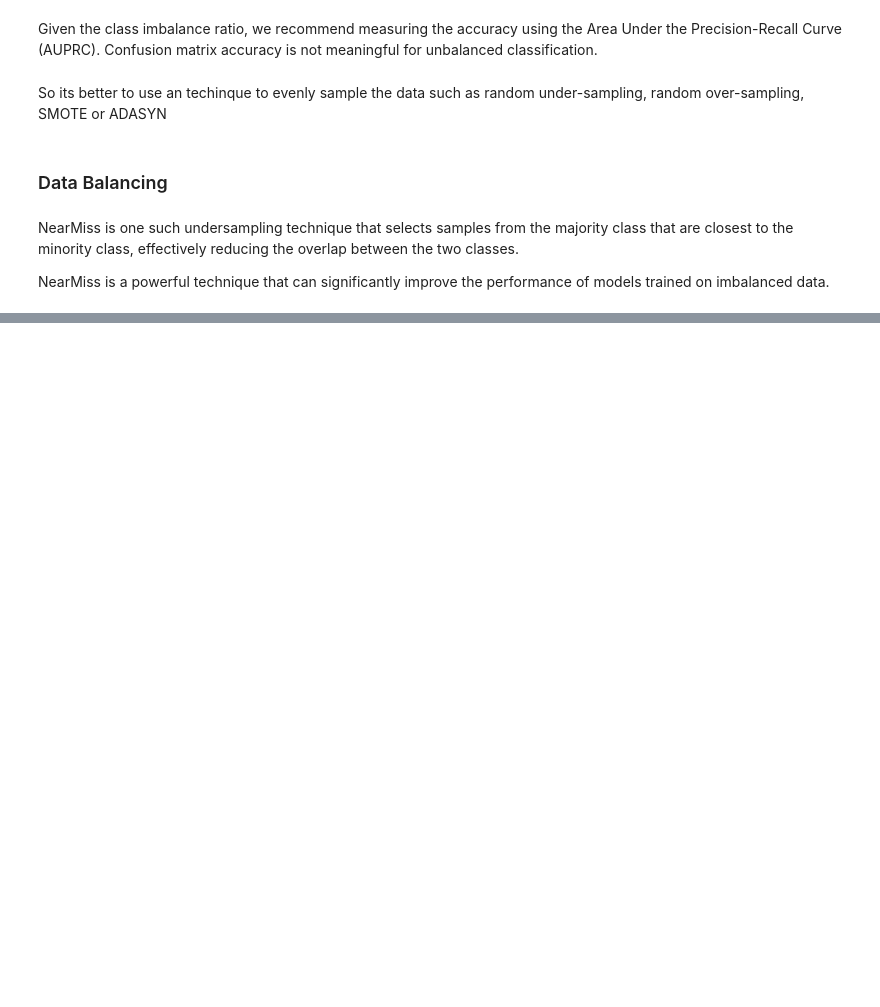
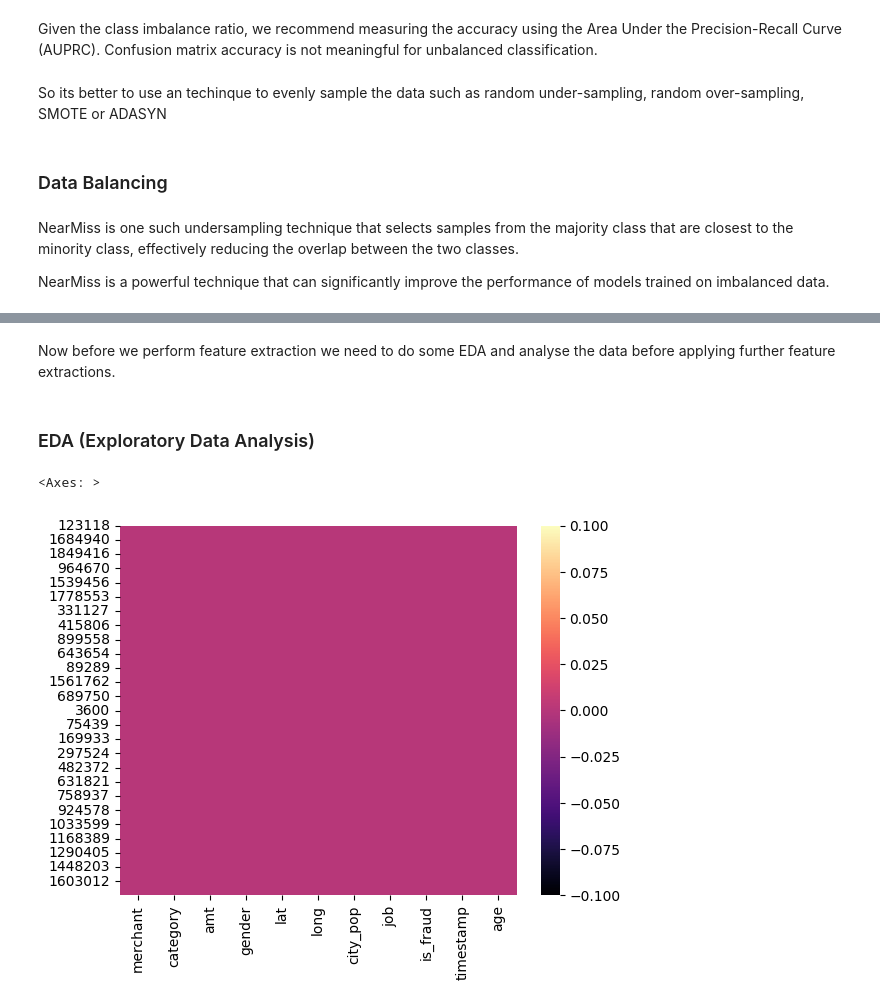
Before and after one commit to ZERO-legion5/KH004-RiskRadar, a Jupyter notebook: main.ipynb, the cells around one changed output, grey strips where cells are left out. Cells and saved outputs as stored; diff of their text form; code cells hidden in the pictures; blank space fills up the shorter version.

```diff
--- a/main.ipynb
+++ b/main.ipynb
@@ -97,0 +231,10 @@ Name: Class, Length: 984, dtype: int64
+# %%
+dataV2['age'] = dataV2['dob'].apply(age)
+# %%
+dataV2.drop(columns = 'trans_date_trans_time dob'.split(), inplace= True)
+# %%
+def rename(x):
+
+    return x.split('_')[1]
+# %%
+dataV2['merchant'] = dataV2['merchant'].apply(rename)
@@ -97,0 +257,9 @@ Name: Class, Length: 984, dtype: int64
+# %% [markdown]
+Now before we perform feature extraction we need to do some EDA and analyse the data before applying further feature extractions.
+# %% [markdown]
+### EDA (Exploratory Data Analysis)
+# %%
+sns.heatmap(dataV2.isnull(), cmap = 'magma')
+# %% [output]
+<Axes: >
+[figure, added]
```
Also changed, not shown: parts of 40 cells of this notebook, 1 other file.
